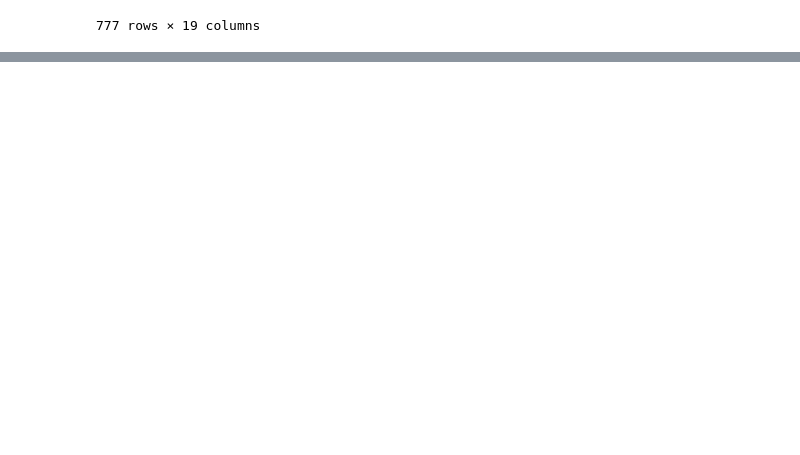
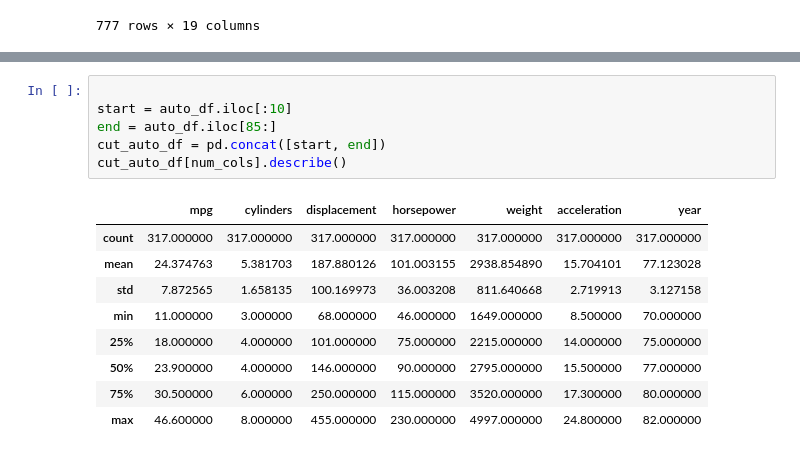
Before and after one commit to jxp9pd/islp, a Jupyter notebook: chapter2_lab.ipynb, the cells around one changed output, grey strips where cells are left out. Drawn from its saved outputs; the diff is of its cells as text; blank space fills up the shorter version.

```diff
--- a/chapter2_lab.ipynb
+++ b/chapter2_lab.ipynb
@@ -31,0 +99,16 @@ vis.single_histogram(college_df[])
+# %%
+
+start = auto_df.iloc[:10]
+end = auto_df.iloc[85:]
+cut_auto_df = pd.concat([start, end])
+cut_auto_df[num_cols].describe()
+# %% [output]
+|  | mpg | cylinders | displacement | horsepower | weight | acceleration | year |
+| count | 317.000000 | 317.000000 | 317.000000 | 317.000000 | 317.000000 | 317.000000 | 317.000000 |
+| mean | 24.374763 | 5.381703 | 187.880126 | 101.003155 | 2938.854890 | 15.704101 | 77.123028 |
+| std | 7.872565 | 1.658135 | 100.169973 | 36.003208 | 811.640668 | 2.719913 | 3.127158 |
+| min | 11.000000 | 3.000000 | 68.000000 | 46.000000 | 1649.000000 | 8.500000 | 70.000000 |
+| 25% | 18.000000 | 4.000000 | 101.000000 | 75.000000 | 2215.000000 | 14.000000 | 75.000000 |
+| 50% | 23.900000 | 4.000000 | 146.000000 | 90.000000 | 2795.000000 | 15.500000 | 77.000000 |
+| 75% | 30.500000 | 6.000000 | 250.000000 | 115.000000 | 3520.000000 | 17.300000 | 80.000000 |
+| max | 46.600000 | 8.000000 | 455.000000 | 230.000000 | 4997.000000 | 24.800000 | 82.000000 |
```
Also changed, not shown: parts of 14 cells of this notebook, 2 other files.
